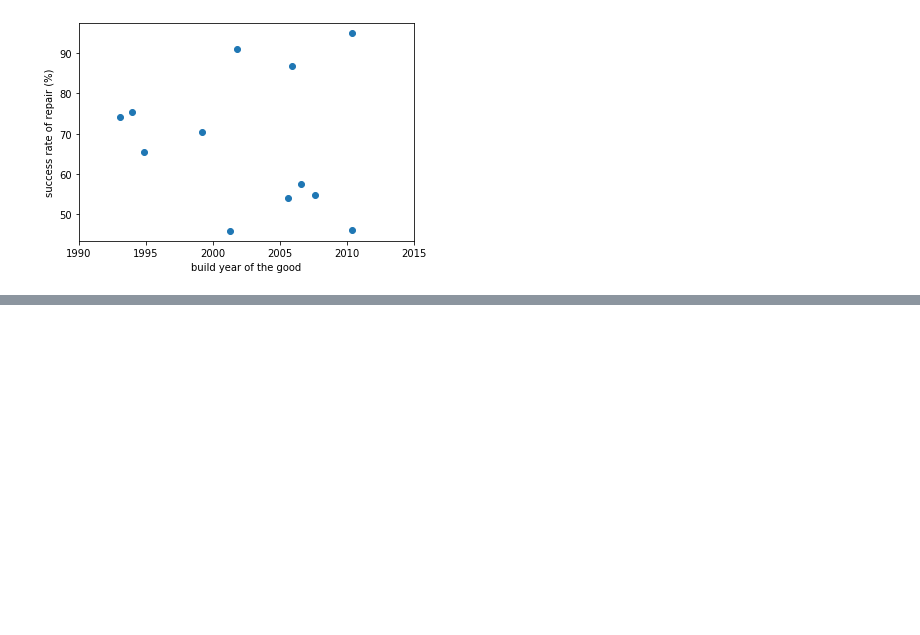
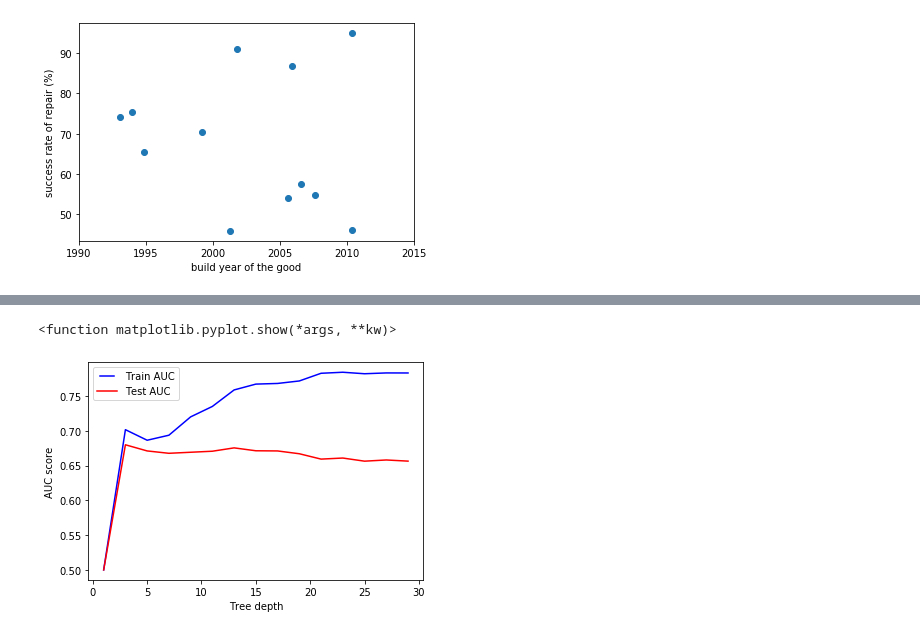
Before and after one commit to JeanMILPIED/Repair, a Jupyter notebook: Repair_cafe.ipynb, the cells around one changed output, grey strips where cells are left out. Drawn from its saved outputs; the diff is of its cells as text; code cells hidden in the pictures; blank space fills up the shorter version.

```diff
--- a/Repair_cafe.ipynb
+++ b/Repair_cafe.ipynb
@@ -294,0 +444,5 @@ plt.show
+# %%
+# we drop the first three columns
+data_set_final_ML_good_2=data_set_final_ML_good.drop(columns=["Kind of product","Category","Brand","Electric"])
+
+data_set_final_ML_good_2.dtypes
@@ -294,0 +477,17 @@ plt.show
+# %%
+#let's build the train and test dataset
+from sklearn.model_selection import train_test_split
+from sklearn.preprocessing import MinMaxScaler
+from sklearn import preprocessing
+le = preprocessing.LabelEncoder()
+train_good=data_set_final_ML_good_2
+X=train_good.drop(['Repaired: yes/half/no','Repaired_label'],axis=1)
+scaler = MinMaxScaler()
+X_scale=scaler.fit_transform(X.values)
+#print(X.columns)
+print(X_scale.shape)
+Y=le.fit_transform(train_good['Repaired_label'])
+print(Y.shape)
+X_train,X_test,y_train,y_test=train_test_split(X_scale,Y,test_size=0.4,random_state=2019)
+print(X_train.shape, X_test.shape,y_train.shape,y_test.shape)
+print(y_test.dtype)
@@ -294,0 +546,26 @@ plt.show
+# %%
+#depths exploration of the random forrest classifier
+max_depths = np.arange(1,30,2)
+train_results = []
+test_results = []
+for max_depth in max_depths:
+   rf_opt = RandomForestClassifier(n_estimators=5, max_depth=max_depth, n_jobs=-1, min_samples_split=10,random_state=2018)
+   rf_opt.fit(X_train, y_train)
+   train_pred = rf_opt.predict(X_train)
+   false_positive_rate, true_positive_rate, thresholds = roc_curve(y_train, train_pred, pos_label=1)
+   roc_auc = auc(false_positive_rate, true_positive_rate)
+   train_results.append(roc_auc)
+   y_pred = rf_opt.predict(X_test)
+   false_positive_rate, true_positive_rate, thresholds = roc_curve(y_test, y_pred, pos_label=1)
+   roc_auc = auc(false_positive_rate, true_positive_rate)
+   test_results.append(roc_auc)
+from matplotlib.legend_handler import HandlerLine2D
+line1, = plt.plot(max_depths, train_results, 'b', label="Train AUC")
+line2, = plt.plot(max_depths, test_results, 'r', label="Test AUC")
+plt.legend(handler_map={line1: HandlerLine2D(numpoints=2)})
+plt.ylabel('AUC score')
+plt.xlabel('Tree depth')
+plt.show
+# %% [output]
+<function matplotlib.pyplot.show(*args, **kw)>
+[figure, added]
```
Also changed, not shown: parts of 21 cells of this notebook.
